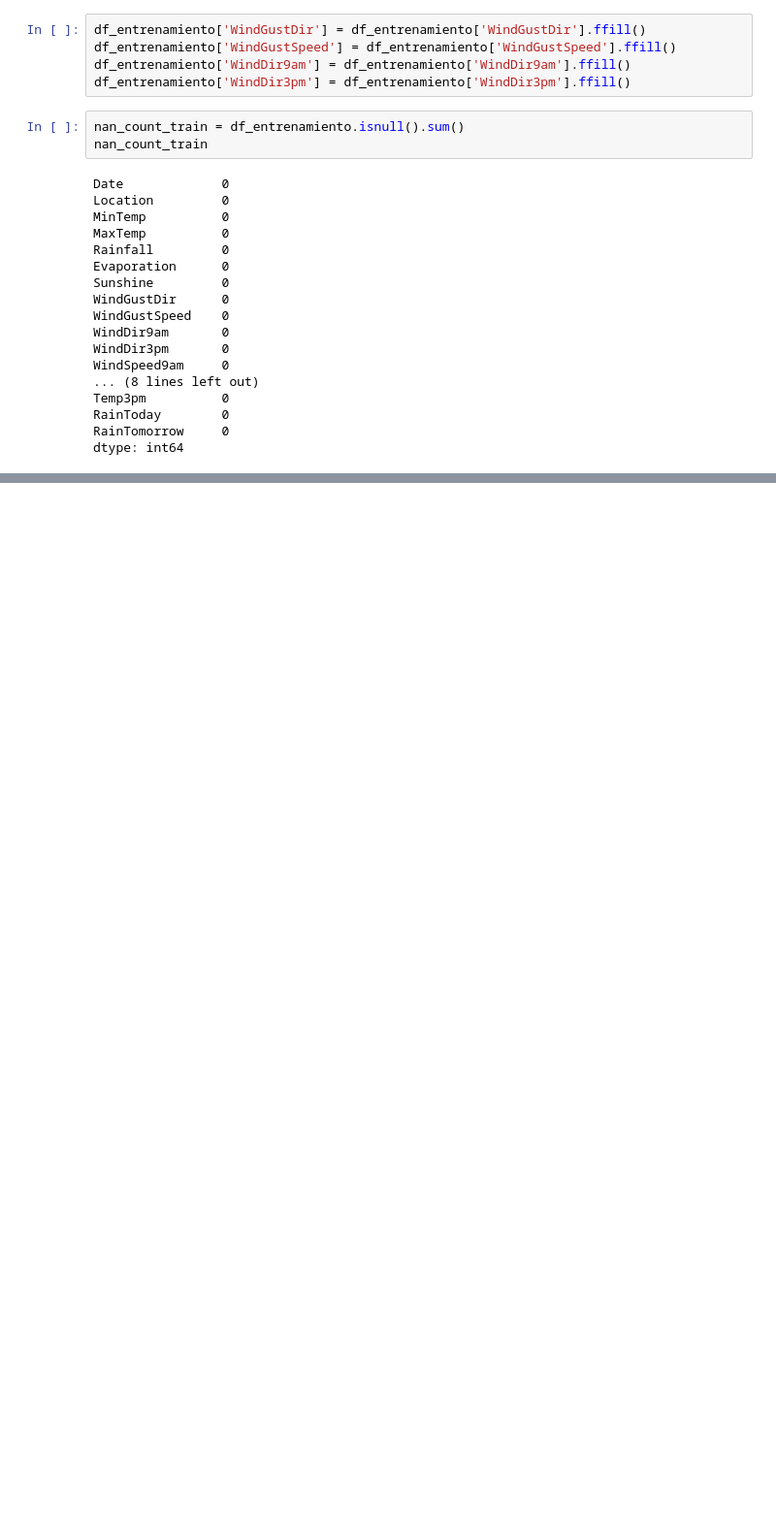
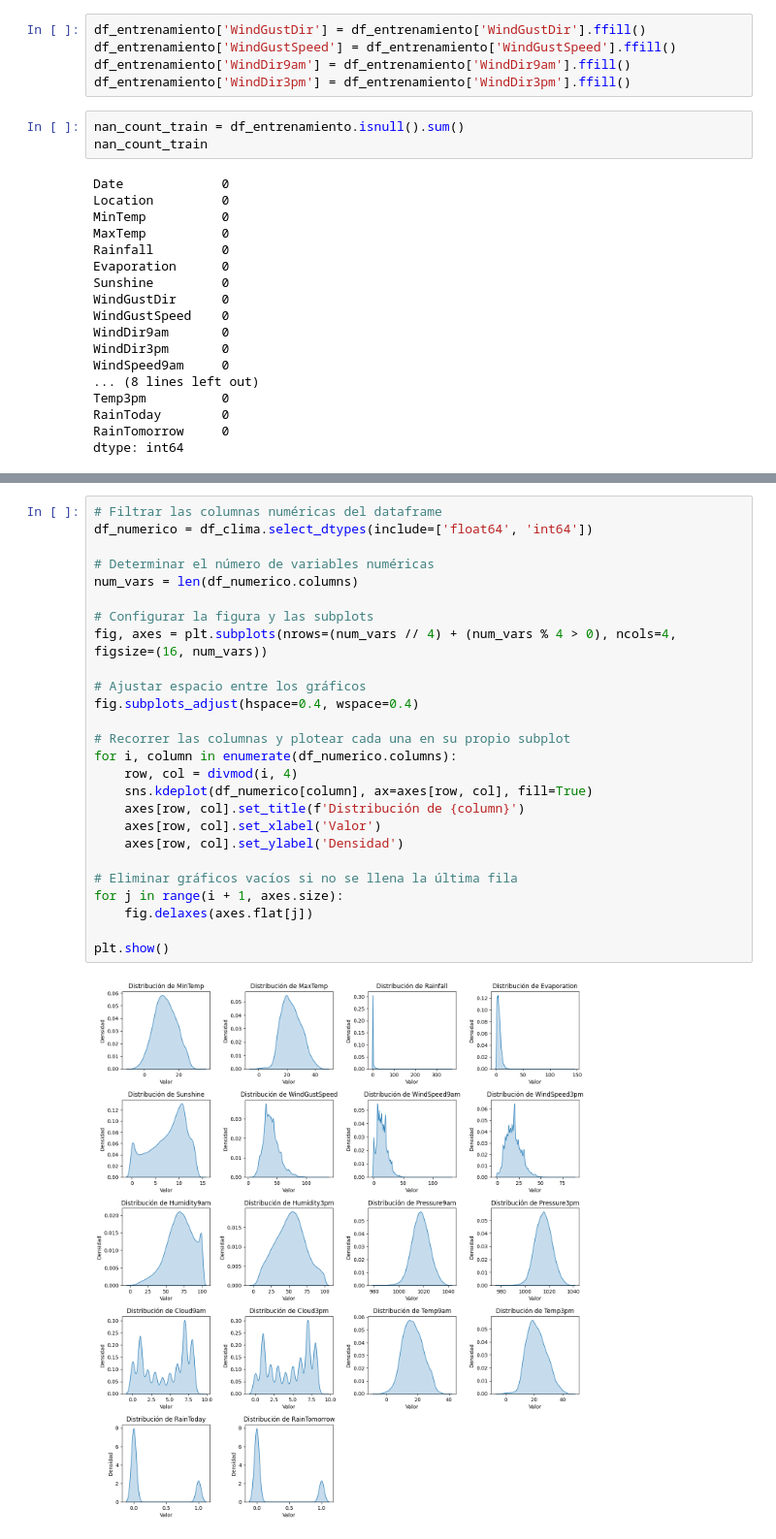
Before and after one commit to FrancoCalcia/AA1-TUIA-Calcia-Avecilla-TP2, a Jupyter notebook: TP-clasificacion-AA1.ipynb, the cells around one changed output, grey strips where cells are left out. Shown at 97% size. Saved outputs shown, nothing was run; the diff lists cells and outputs as text; blank space fills up the shorter version.

```diff
--- a/TP-clasificacion-AA1.ipynb
+++ b/TP-clasificacion-AA1.ipynb
@@ -352,0 +410,28 @@ dtype: int64
+# %%
+# Filtrar las columnas numéricas del dataframe
+df_numerico = df_clima.select_dtypes(include=['float64', 'int64'])
+
+# Determinar el número de variables numéricas
+num_vars = len(df_numerico.columns)
+
+# Configurar la figura y las subplots
+fig, axes = plt.subplots(nrows=(num_vars // 4) + (num_vars % 4 > 0), ncols=4, figsize=(16, num_vars))
+
+# Ajustar espacio entre los gráficos
+fig.subplots_adjust(hspace=0.4, wspace=0.4)
+
+# Recorrer las columnas y plotear cada una en su propio subplot
+for i, column in enumerate(df_numerico.columns):
+    row, col = divmod(i, 4)
+    sns.kdeplot(df_numerico[column], ax=axes[row, col], fill=True)
+    axes[row, col].set_title(f'Distribución de {column}')
+    axes[row, col].set_xlabel('Valor')
+    axes[row, col].set_ylabel('Densidad')
+
+# Eliminar gráficos vacíos si no se llena la última fila
+for j in range(i + 1, axes.size):
+    fig.delaxes(axes.flat[j])
+
+plt.show()
+# %% [output]
+[figure, added]
```
Also changed, not shown: parts of 36 cells of this notebook.
